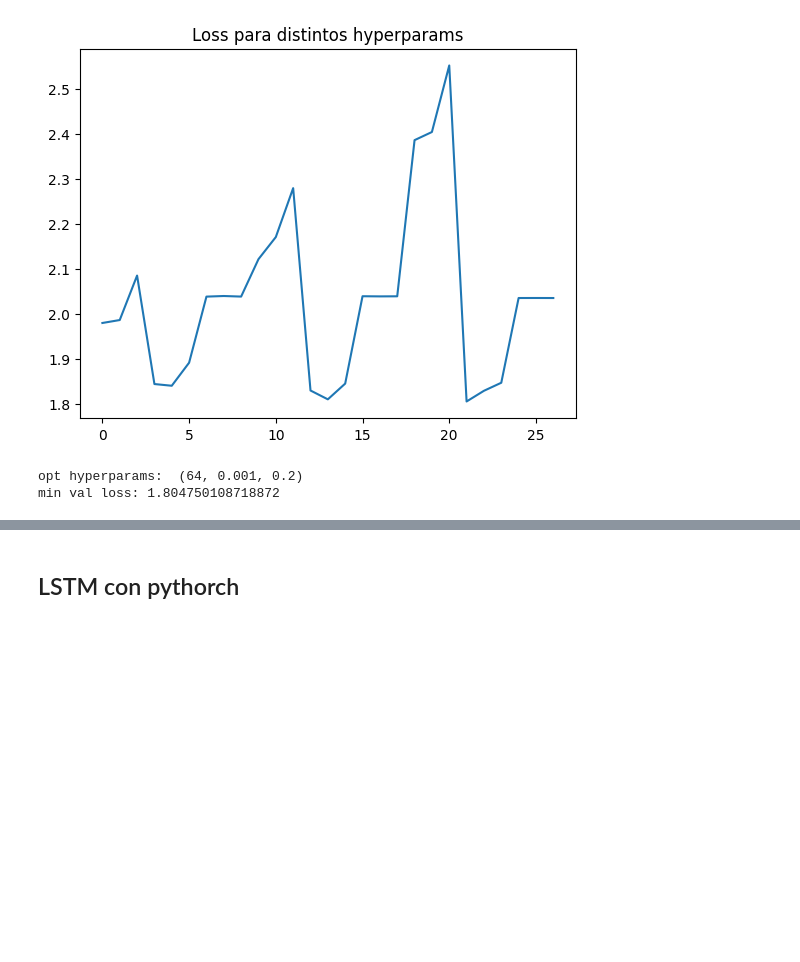
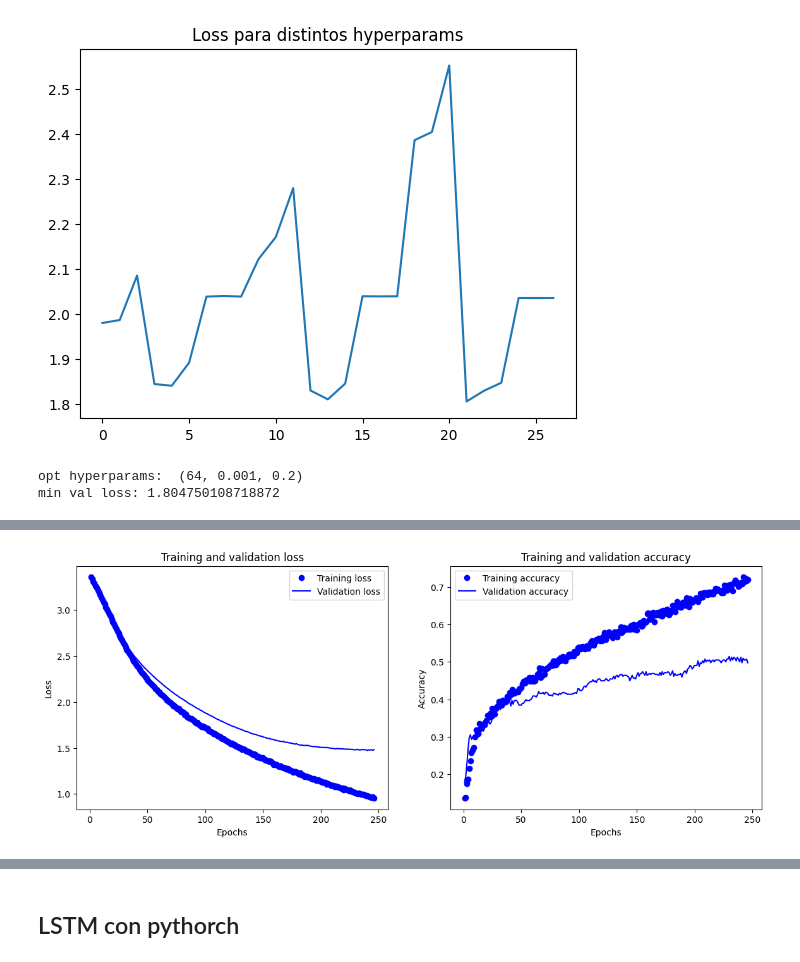
Before and after one commit to castillocande/speech-emotion-recognition-ml, a Jupyter notebook: prueba.ipynb, the cells around one changed output, grey strips where cells are left out. Cells and saved outputs as stored; diff of their text form; code cells hidden in the pictures; blank space fills up the shorter version.

```diff
--- a/prueba.ipynb
+++ b/prueba.ipynb
@@ -494,7 +530,8 @@ print("train")
 #y_valid_ohe = one_hot_encoder(y_valid)
 #y_test_ohe = one_hot_encoder(y_test)
 
-R = lstm.rnnLSTM(X_train, y_train_ohe, lr=0.001, dropout_rate=0.2)
-R.train(X_train, y_train_ohe, X_valid, y_valid_ohe, epochs=50, batch_size=64)
+R = lstm.rnnLSTM(X_train, y_train_ohe, lr=0.001, dropout_rate=0.2, patience=6)
+R.train(X_train, y_train_ohe, X_valid, y_valid_ohe, epochs=500, batch_size=64)
+R.plot_learning_curves()
 # %% [output]
 train
@@ -520,3 +554,4 @@ Epoch 9/50
+[figure, added]
 # %%
 print("test")
 test_loss, test_accuracy = R.evaluate(X_test, y_test_ohe)
```
Also changed, not shown: parts of 6 cells of this notebook, 1 other file.
